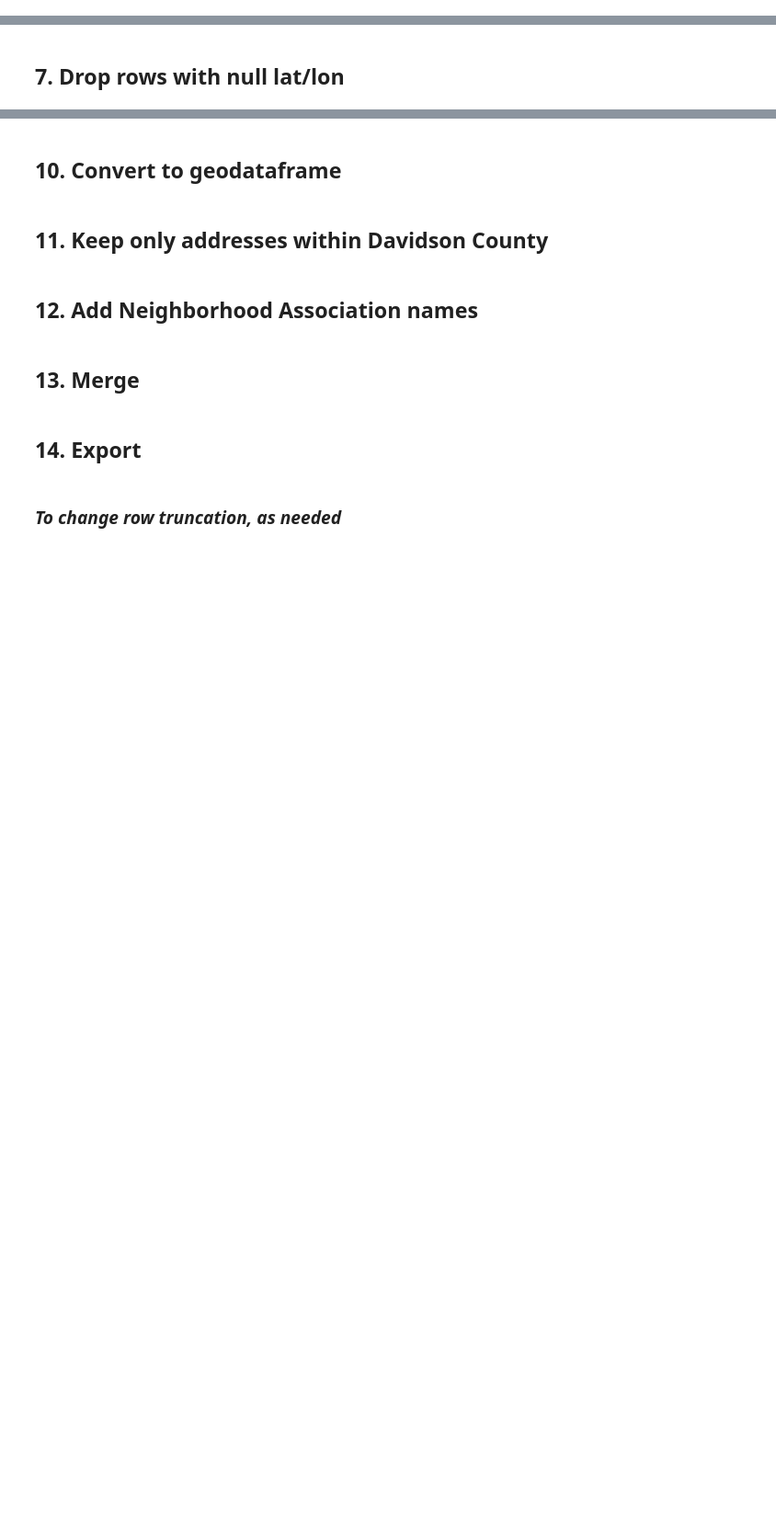
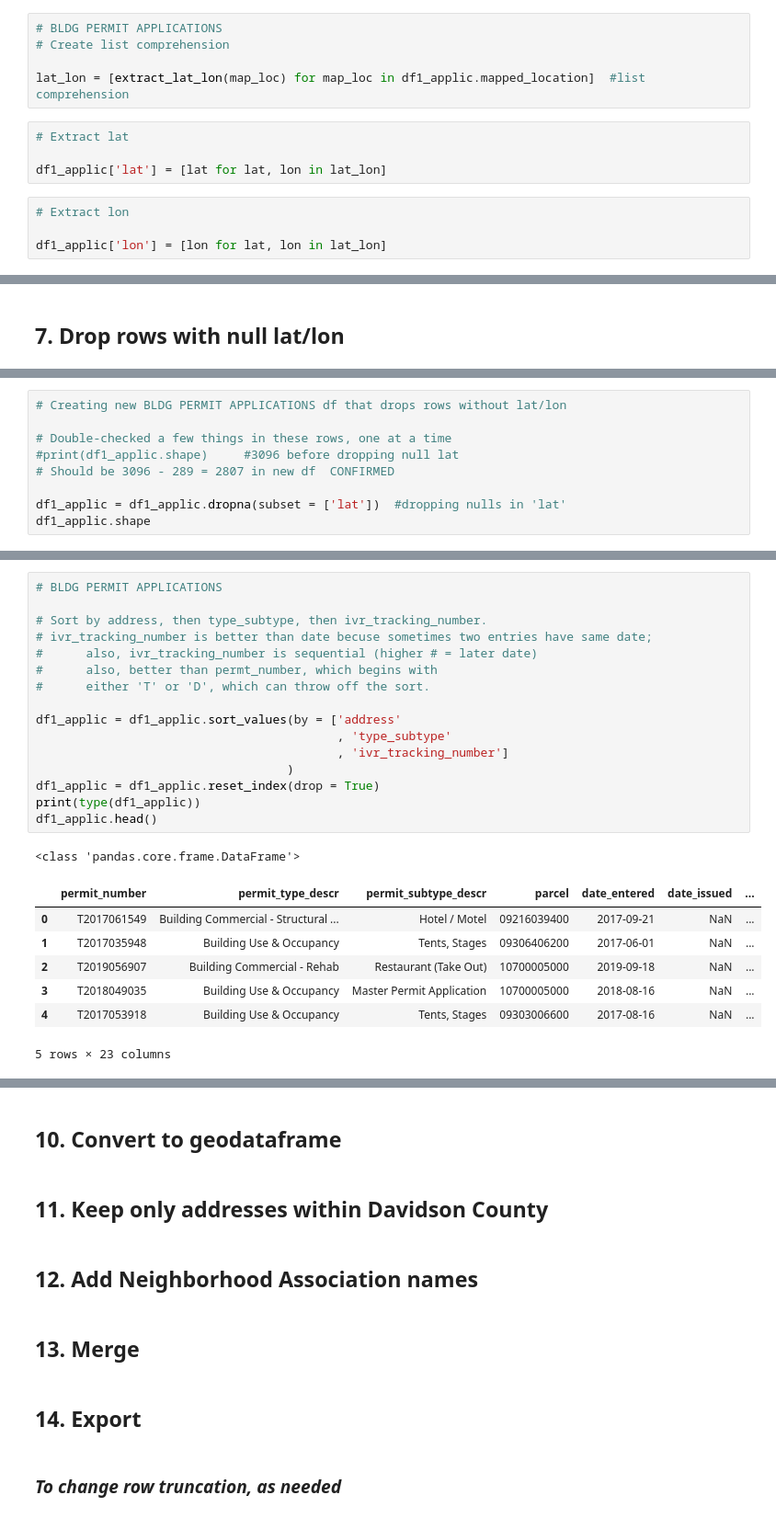
Before and after one commit to lorirocks/nashville-neighborhoods-capstone, a Jupyter notebook: notebooks/3_finalize_data.ipynb, the cells around one changed output, grey strips where cells are left out. Shown at 92% size. Drawn from its saved outputs; the diff is of its cells as text; blank space fills up the shorter version.

Commit message:
In 3_finalize_data notebook completed through step 8, sorting data.  Next step is to drop duplicates. Also, minor text edits made to 1_data_prep notebook.

```diff
--- a/notebooks/3_finalize_data.ipynb
+++ b/notebooks/3_finalize_data.ipynb
@@ -78,0 +344,13 @@ df2_issued.shape
+# %%
+# BLDG PERMIT APPLICATIONS
+# Create list comprehension
+
+lat_lon = [extract_lat_lon(map_loc) for map_loc in df1_applic.mapped_location]  #list comprehension
+# %%
+# Extract lat
+
+df1_applic['lat'] = [lat for lat, lon in lat_lon]
+# %%
+# Extract lon
+
+df1_applic['lon'] = [lon for lat, lon in lat_lon]
@@ -84,0 +425,9 @@ df2_issued.shape
+# %%
+# Creating new BLDG PERMIT APPLICATIONS df that drops rows without lat/lon
+
+# Double-checked a few things in these rows, one at a time
+#print(df1_applic.shape)     #3096 before dropping null lat
+# Should be 3096 - 289 = 2807 in new df  CONFIRMED
+
+df1_applic = df1_applic.dropna(subset = ['lat'])  #dropping nulls in 'lat'
+df1_applic.shape
@@ -84,0 +474,25 @@ df2_issued.shape
+# %%
+# BLDG PERMIT APPLICATIONS
+
+# Sort by address, then type_subtype, then ivr_tracking_number.
+# ivr_tracking_number is better than date becuse sometimes two entries have same date;
+#      also, ivr_tracking_number is sequential (higher # = later date)
+#      also, better than permt_number, which begins with
+#      either 'T' or 'D', which can throw off the sort.
+
+df1_applic = df1_applic.sort_values(by = ['address'
+                                          , 'type_subtype'
+                                          , 'ivr_tracking_number']
+                                   )
+df1_applic = df1_applic.reset_index(drop = True)
+print(type(df1_applic))
+df1_applic.head()
+# %% [output]
+<class 'pandas.core.frame.DataFrame'>
+|  | permit_number | permit_type_descr | permit_subtype_descr | parcel | date_entered | date_issued | ... |
+| 0 | T2017061549 | Building Commercial - Structural ... | Hotel / Motel | 09216039400 | 2017-09-21 | NaN | ... |
+| 1 | T2017035948 | Building Use & Occupancy | Tents, Stages | 09306406200 | 2017-06-01 | NaN | ... |
+| 2 | T2019056907 | Building Commercial - Rehab | Restaurant (Take Out) | 10700005000 | 2019-09-18 | NaN | ... |
+| 3 | T2018049035 | Building Use & Occupancy | Master Permit Application | 10700005000 | 2018-08-16 | NaN | ... |
+| 4 | T2017053918 | Building Use & Occupancy | Tents, Stages | 09303006600 | 2017-08-16 | NaN | ... |
+5 rows × 23 columns
```
Also changed, not shown: parts of 37 cells of this notebook, 3 other files.
